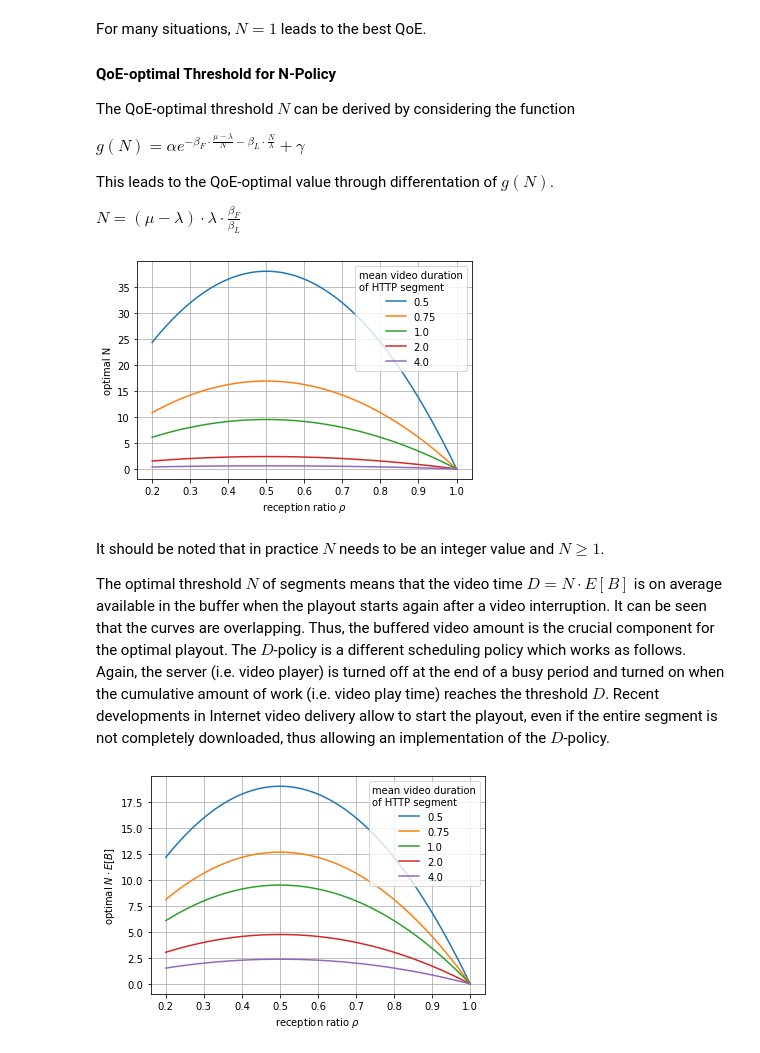
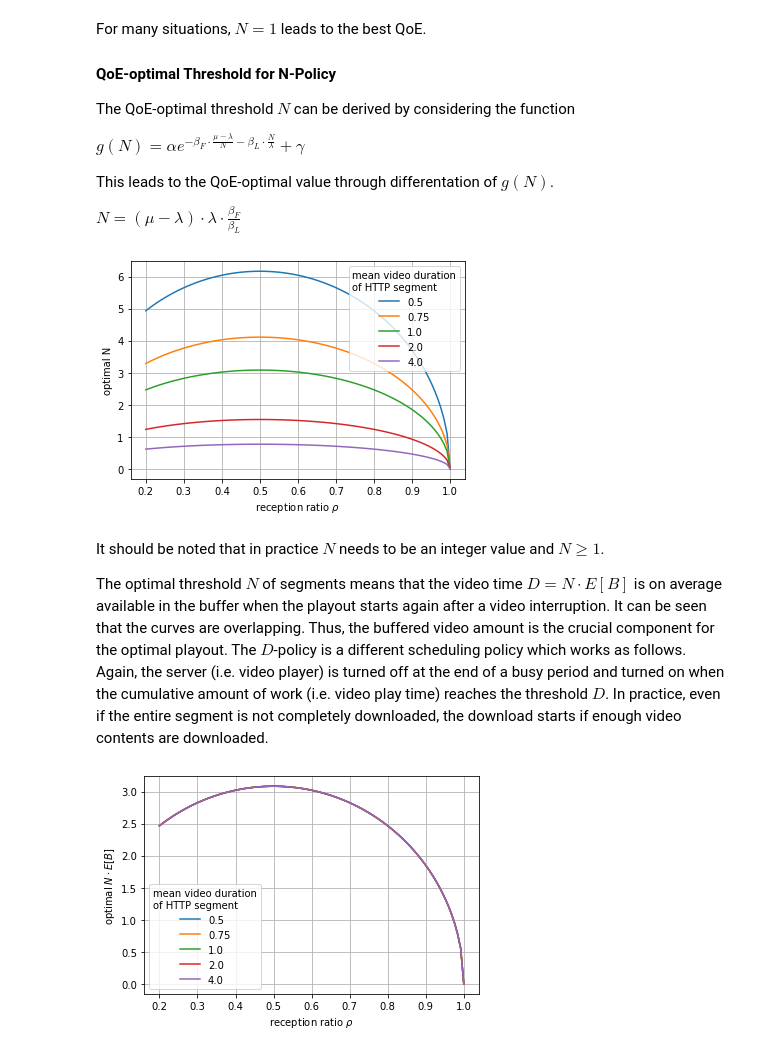
Before and after one commit to hossfeld/performance-modeling, a Jupyter notebook: chapter7_applications/ch7-1-videoStreamingQoE.ipynb, the cells around one changed output. Saved outputs shown, nothing was run; the diff lists cells and outputs as text; code cells hidden in the pictures.

Commit message:
Chapter 7.1 Video streaming QoE

```diff
--- a/chapter7_applications/ch7-1-videoStreamingQoE.ipynb
+++ b/chapter7_applications/ch7-1-videoStreamingQoE.ipynb
@@ -123,25 +123,25 @@ $ N =  (\mu - \lambda)\cdot \lambda \cdot \frac{\beta_F}{\beta_L} $
 # %%
 def optN(lam=lam, mu=mu):
     beta_L = 0.15
     beta_F = 0.19*30
-    return (mu-lam)*lam*beta_F/beta_L
+    return np.sqrt((mu-lam)*lam*beta_F/beta_L)
 
 rhos = np.linspace(0.2,1,100)
 for EB in [0.5, 0.75, 1.0, 2.0, 4.0]:
     mus = 1.0/EB
     lams = rhos*mus
     plt.plot(rhos, optN(lams,mus), label=EB)
 plt.xlabel('reception ratio $\\rho$')
 plt.ylabel('optimal N')
 plt.legend(title='mean video duration\nof HTTP segment')
 plt.grid(which='major');
 # %% [output]
-[figure, old version]
+[figure, new version]
 # %% [markdown]
 It should be noted that in practice $N$ needs to be an integer value and $N\geq1$.
 
 The optimal threshold $N$ of segments means that the video time $D = N \cdot E[B]$ is on average available in the buffer when the playout starts again after a video interruption.
-It can be seen that the curves are overlapping. Thus, the buffered video amount is the crucial component for the optimal playout. The $D$-policy is a different scheduling policy which works as follows. Again, the server (i.e. video player) is turned off at the end of a busy period and turned on when the cumulative amount of work (i.e. video play time) reaches the threshold $D$. Recent developments in Internet video delivery allow to start the playout, even if the entire segment is not completely downloaded, thus allowing an implementation of the $D$-policy.
+It can be seen that the curves are overlapping. Thus, the buffered video amount is the crucial component for the optimal playout. The $D$-policy is a different scheduling policy which works as follows. Again, the server (i.e. video player) is turned off at the end of a busy period and turned on when the cumulative amount of work (i.e. video play time) reaches the threshold $D$. In practice, even if the entire segment is not completely downloaded, the download starts if enough video contents are downloaded.
 # %%
 for EB in [0.5, 0.75, 1.0, 2.0, 4.0]:
     mus = 1.0/EB
@@ -152,4 +152,4 @@ plt.ylabel('optimal $N\cdot E[B]$')
 plt.legend(title='mean video duration\nof HTTP segment')
 plt.grid(which='major');
 # %% [output]
-[figure, old version]
+[figure, new version]
```
Also changed, not shown: 1 other file.
